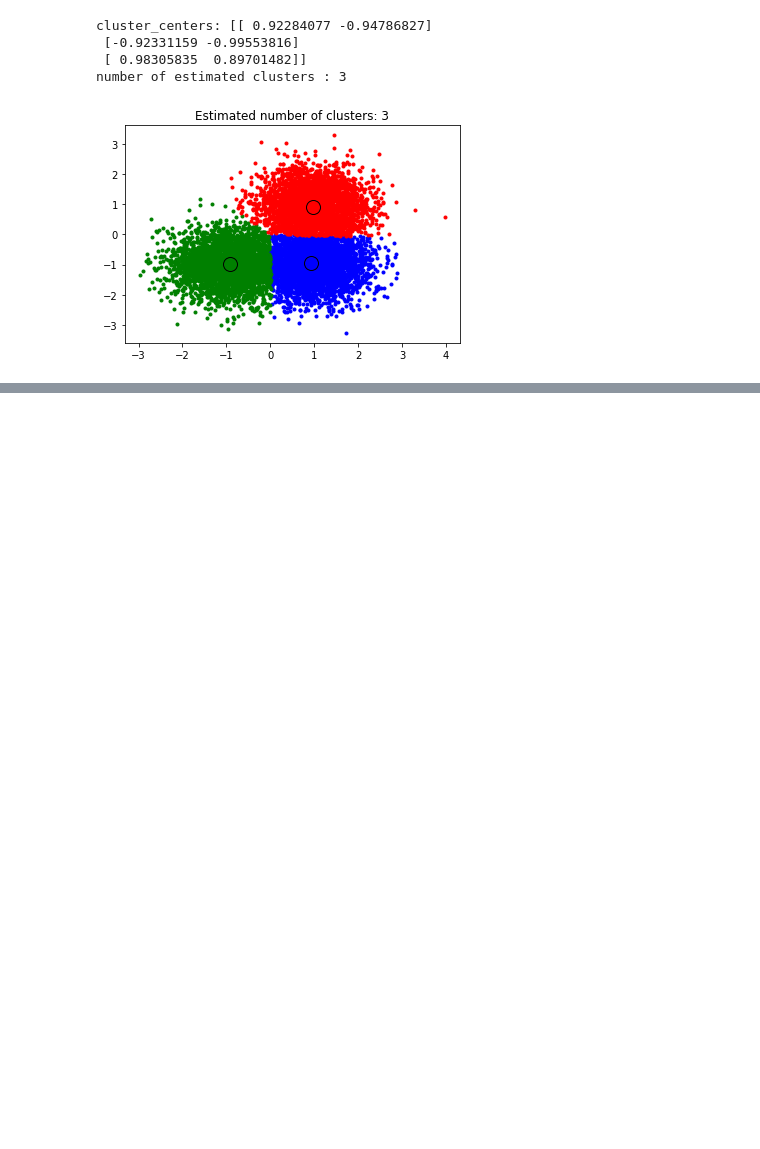
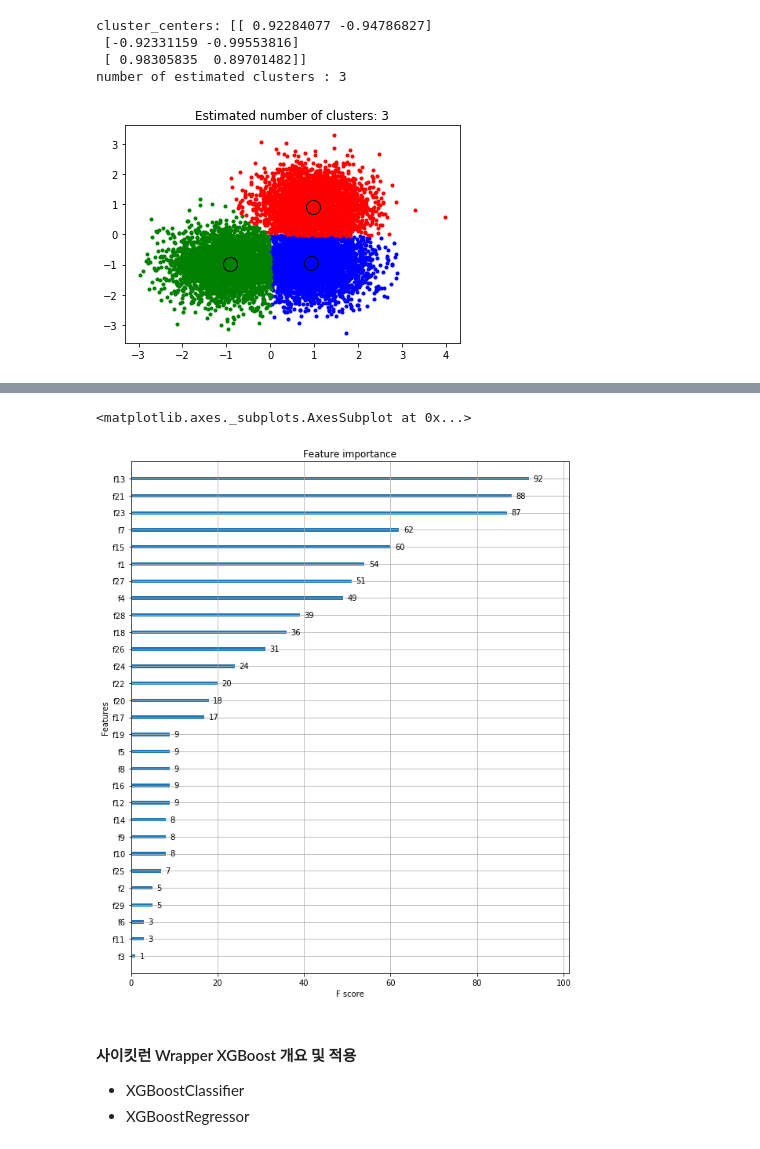
Before and after one commit to digicope01/bigdata, a Jupyter notebook: 파이썬머신러닝/머신러닝개념.ipynb, the cells around one changed output, grey strips where cells are left out. Saved outputs shown, nothing was run; the diff lists cells and outputs as text; code cells hidden in the pictures; blank space fills up the shorter version.

```diff
--- a/파이썬머신러닝/머신러닝개념.ipynb
+++ b/파이썬머신러닝/머신러닝개념.ipynb
@@ -986,0 +1042,6 @@ number of estimated clusters : 3
+# %%
+### train data : 80%  ,   test data : 20%
+x_train, x_test, y_train, y_test = train_test_split(x_feautures,y_label,
+                                        test_size=0.2,random_state=0)
+print(x_train.shape,x_test.shape)
+type(x_train)
@@ -986,0 +1051,4 @@ number of estimated clusters : 3
+# %%
+dtrain = xgb.DMatrix(data=x_train, label=y_train)
+dtest = xgb.DMatrix(data=x_test, label=y_test)
+type(dtest)  # xgboost.core.DMatrix
@@ -986,0 +1057,13 @@ number of estimated clusters : 3
+# %%
+params = { 'max_depth':3, # 트리의 최대 깊이
+            'eta' : 0.1,   # 학습율
+            'objective':'binary:logistic',  # 2진 분류
+            'eval_metric':'logloss',       # 손실함수
+            'early_stoppings' : 100
+}
+
+num_round = 400
+# %%
+wlist = [(dtrain,'train'),(dtest,'eval')]
+xgb_model = xgb.train(params=params,dtrain=dtrain,num_boost_round=num_round,
+          evals=wlist)
@@ -986,0 +1177,14 @@ number of estimated clusters : 3
+# %%
+# plot_importance()  : 피처의 중요도를 그래프로 출력
+import matplotlib.pyplot as plt
+from xgboost import plot_importance
+
+fig, ax = plt.subplots(figsize=(10,12))
+plot_importance(xgb_model, ax=ax)
+# %% [output]
+<matplotlib.axes._subplots.AxesSubplot at 0x...>
+[figure, added]
+# %% [markdown]
+#### 사이킷런 Wrapper XGBoost 개요  및 적용
+- XGBoostClassifier
+- XGBoostRegressor
```
Also changed, not shown: parts of 44 cells of this notebook.
